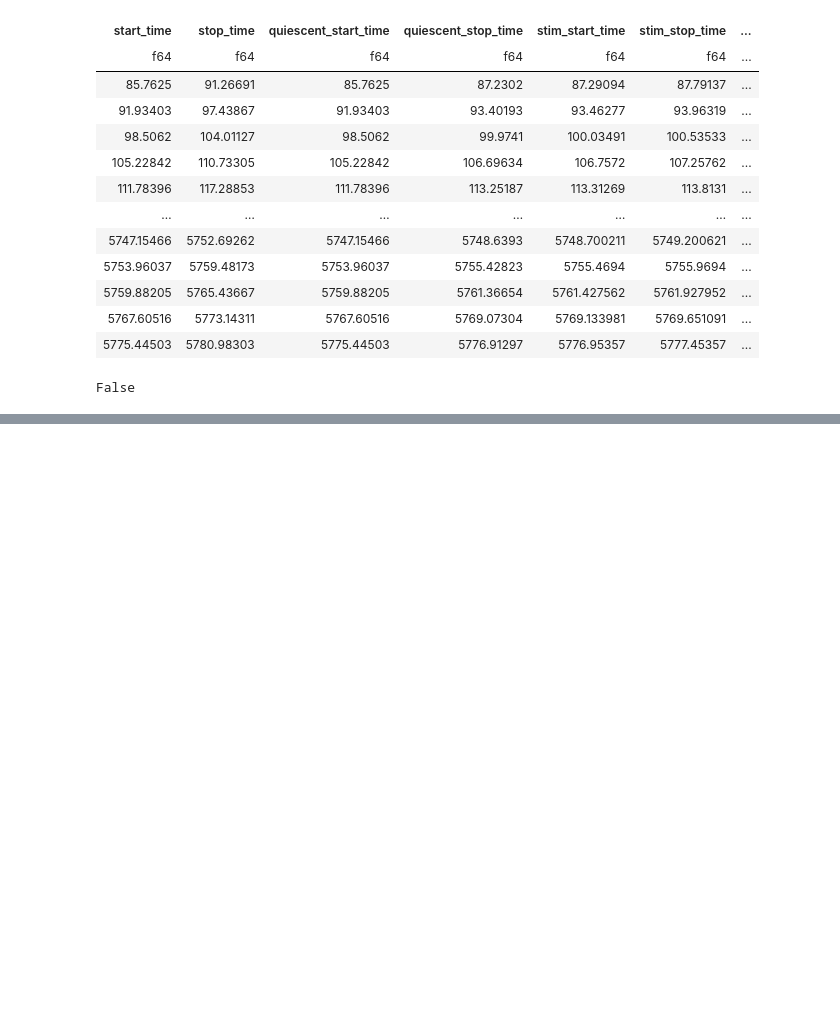
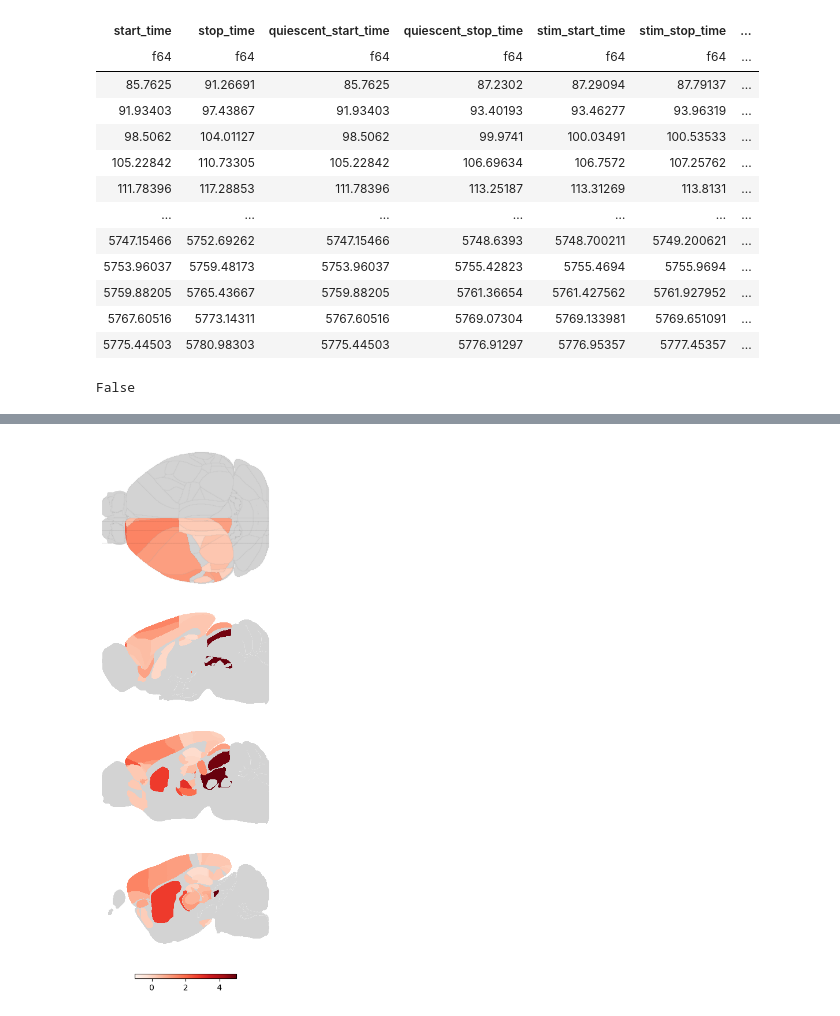
Before and after one commit to AllenNeuralDynamics/dynamicrouting-write-neural-traj-sep, a Jupyter notebook: code/scratch.ipynb, the cells around one changed output, grey strips where cells are left out. Saved outputs shown, nothing was run; the diff lists cells and outputs as text; code cells hidden in the pictures; blank space fills up the shorter version.

```diff
--- a/code/scratch.ipynb
+++ b/code/scratch.ipynb
@@ -62,0 +307,5 @@ False
+# %%
+chart.set_size_inches(12,12)
+chart
+# %% [output]
+[figure, added]
```
Also changed, not shown: parts of 14 cells of this notebook, 7 other files.
